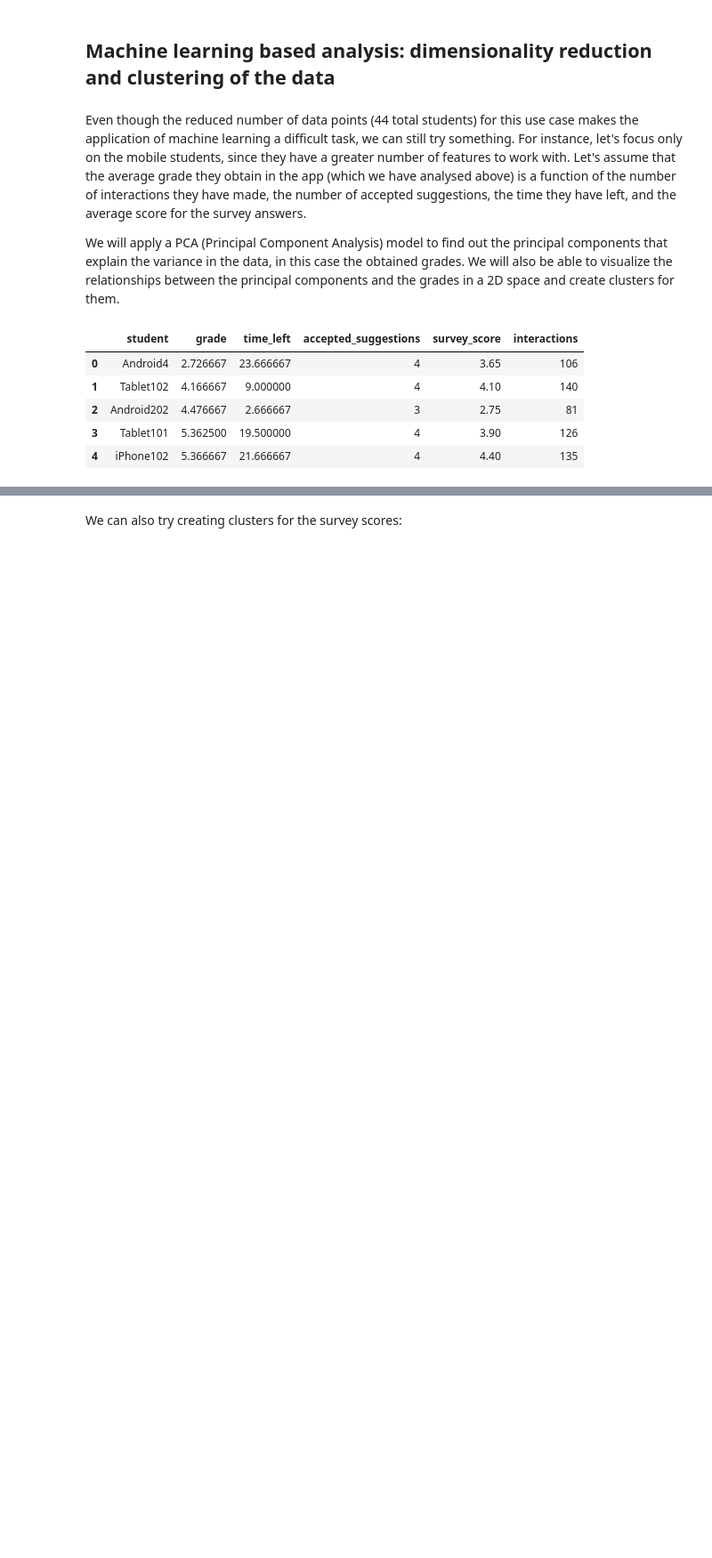
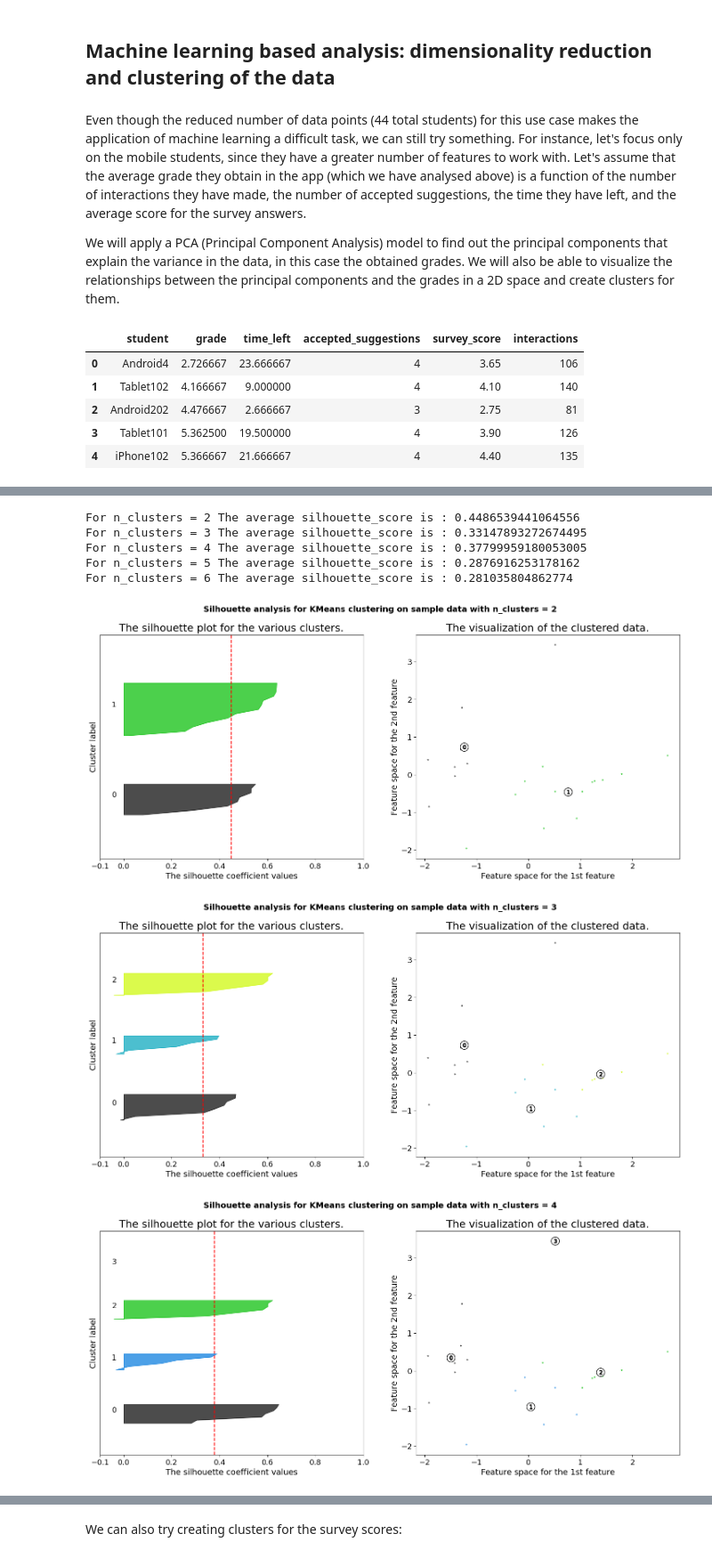
Before and after one commit to Stocastico/Evaluation_paper, a Jupyter notebook: data_analysis/Data_analysis_all.ipynb, the cells around one changed output, grey strips where cells are left out. Shown at 89% size. Cells and saved outputs as stored; diff of their text form; code cells hidden in the pictures; blank space fills up the shorter version.

```diff
--- a/data_analysis/Data_analysis_all.ipynb
+++ b/data_analysis/Data_analysis_all.ipynb
@@ -903,3 +916,19 @@ ai.head()
 | 2 | Android202 | 4.476667 | 2.666667 | 3 | 2.75 | 81 |
 | 3 | Tablet101 | 5.362500 | 19.500000 | 4 | 3.90 | 126 |
 | 4 | iPhone102 | 5.366667 | 21.666667 | 4 | 4.40 | 135 |
+# %%
+from sklearn.preprocessing import StandardScaler
+from sklearn.decomposition import PCA
+from sklearn.cluster import KMeans
+from sklearn.metrics import silhouette_samples, silhouette_score
+
+X = ai.drop(["grade", "student"], axis=1)
+
+scaler = StandardScaler()
+X_std = scaler.fit_transform(X)
+
+pca = PCA()
+principal_components = pca.fit_transform(X_std)
+
+result = pd.DataFrame(principal_components[:, 0:2], columns=['PC1', 'PC2'])
+result['grade'] = ai['grade']
@@ -947,0 +1094,11 @@ The three clusters appear to be quite scattered
+# %%
+do_silhouette_score_and_plot(principal_components[:, 0:2], 'silhouette_grades')
+# %% [output]
+For n_clusters = 2 The average silhouette_score is : 0.4486539441064556
+For n_clusters = 3 The average silhouette_score is : 0.33147893272674495
+For n_clusters = 4 The average silhouette_score is : 0.37799959180053005
+For n_clusters = 5 The average silhouette_score is : 0.2876916253178162
+For n_clusters = 6 The average silhouette_score is : 0.281035804862774
+[figure, added]
+[figure, added]
+[figure, added]
```
Also changed, not shown: parts of 48 cells of this notebook, 23 other files.
